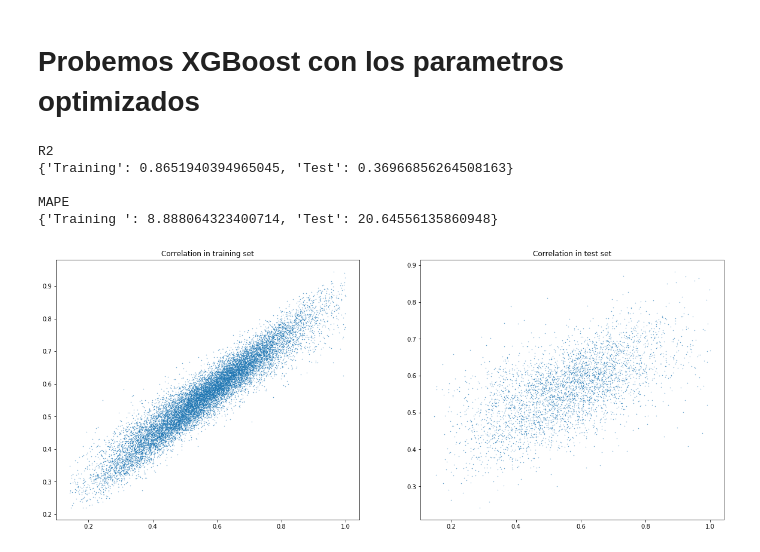
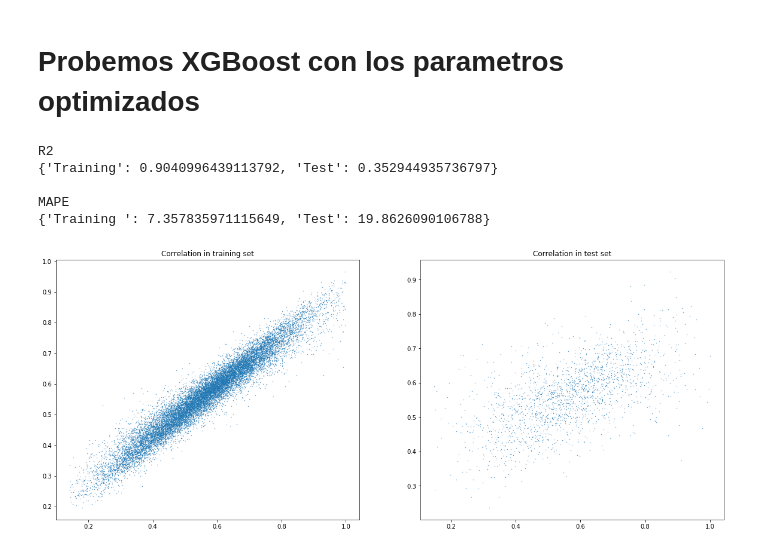
Before and after one commit to andcastillo/regression, a Jupyter notebook: produccion/cania.ipynb, the cells around one changed output. Cells and saved outputs as stored; diff of their text form; code cells hidden in the pictures.

```diff
--- a/produccion/cania.ipynb
+++ b/produccion/cania.ipynb
@@ -227,6 +227,12 @@ print(sum(data[target[0]] >= 25))
 # %%
 from operator import and_
 toKeep = list(map(and_, data[target[0]] < 175, data[target[0]] >=25))
+toKeep = list(map(and_, toKeep, data['Edad'] < 17.5))
+toKeep = list(map(and_, toKeep, data['Area_Actual'] < 25))
+toKeep = list(map(and_, toKeep, data['Cort_Act'] < 17))
+toKeep = list(map(and_, toKeep, data['30_DAC'] < 350))
+
+
 dataX = dataX[toKeep]
 dataY = dataY[toKeep]
 dataX.shape
@@ -375,7 +381,7 @@ scaler2.fit(data3)
 # Se divide el set de datos en dos conjuntos train y test
 y = dataY / max(dataY)
 x = scaler2.transform(data3)
-trainXX, testXX, trainY, testY = train_test_split(x, y, test_size = 0.2)
+trainXX, testXX, trainY, testY = train_test_split(x, y, test_size = 0.1)
 # %% [markdown]
 # Modelo de regresión con redes neuronales
 # %%
@@ -402,7 +408,7 @@ MAPE
 
 parameters_for_testing = {
     'colsample_bytree':[0.4,0.6,0.8],
-    'gamma':[0,0.03,0.1,0.3],
+    'gamma':[0,0.03],
     'min_child_weight':[1.5,6,10,20],
     'learning_rate':[0.07],
     'max_depth':[15],
@@ -442,23 +458,23 @@ KeyboardInterrupt:
 # %%
 modelXGB = xgboost.XGBRegressor(colsample_bytree=0.8,
                  gamma=0.0,
                  learning_rate=0.07,
                  max_depth=15,
                  min_child_weight=20,
-                 n_estimators=100,
-                 reg_alpha=0.05,
-                 reg_lambda=0.01,
+                 n_estimators=150,
+                 reg_alpha=0.01,
+                 reg_lambda=0.45,
                  subsample=0.95,
                  seed=110,
                  objective='reg:squarederror')
 
 modelXGB.fit(trainXX, trainY)
 
 plotScatterModel(trainXX, trainY, testXX, testY, modelXGB)
 # %% [output]
 R2
-{'Training': 0.8651940394965045, 'Test': 0.36966856264508163}
+{'Training': 0.9040996439113792, 'Test': 0.352944935736797}
 
 MAPE
-{'Training ': 8.888064323400714, 'Test': 20.64556135860948}
+{'Training ': 7.357835971115649, 'Test': 19.8626090106788}
-[figure, old version]
+[figure, new version]
```
Also changed, not shown: parts of 6 cells of this notebook.
